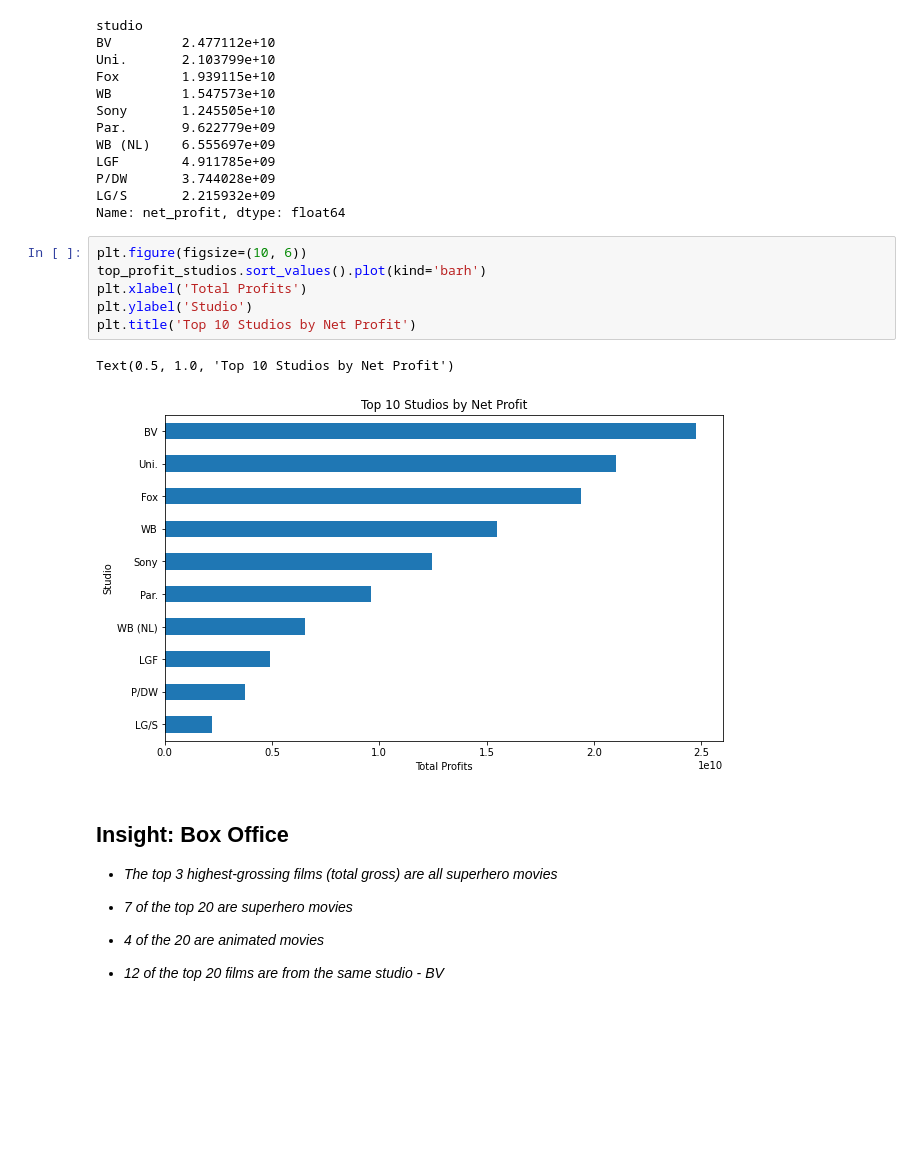
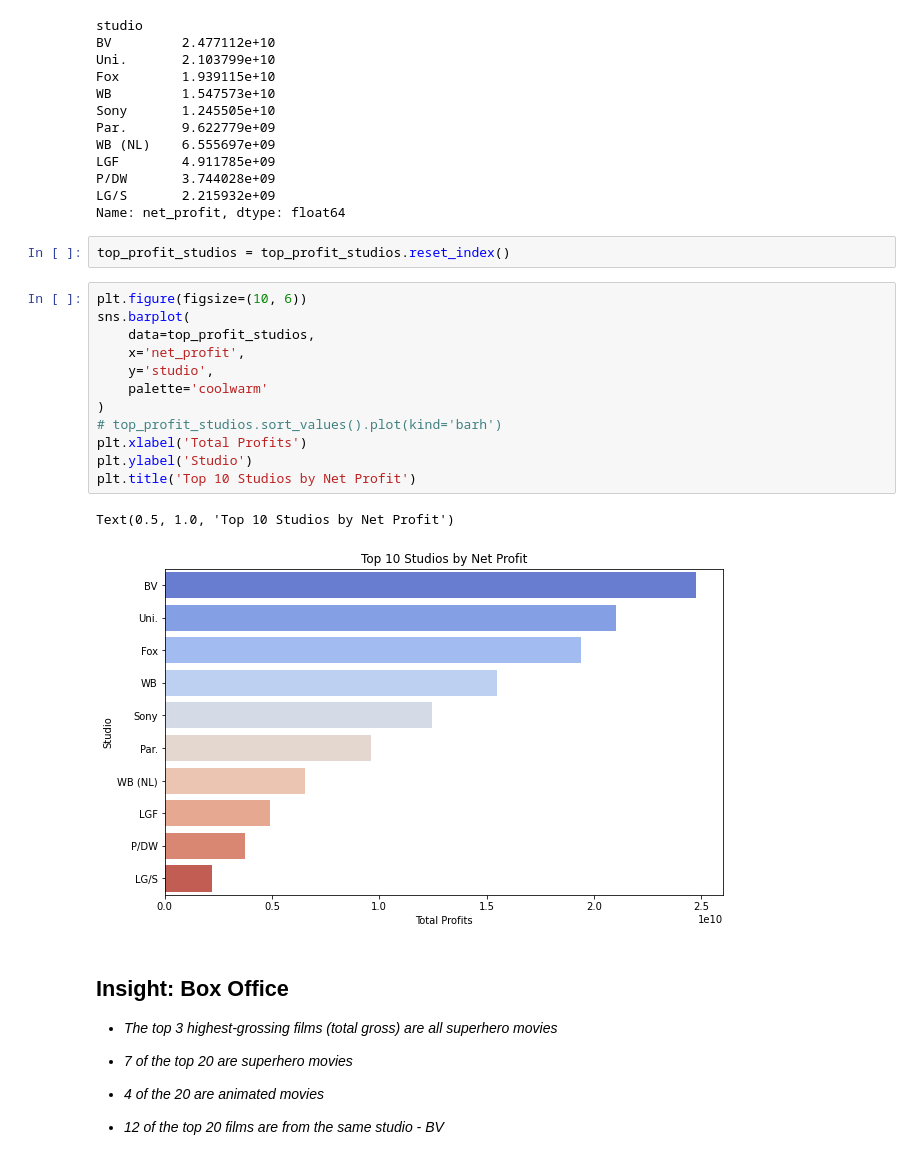
Before and after one commit to clivekinyanjui/DS-Phase_2-Group_3-Project, a Jupyter notebook: Notebook/index.ipynb, the cells around one changed output. Drawn from its saved outputs; the diff is of its cells as text; blank space fills up the shorter version.

```diff
--- a/Notebook/index.ipynb
+++ b/Notebook/index.ipynb
@@ -737,15 +745,23 @@ LGF        4.911785e+09
 P/DW       3.744028e+09
 LG/S       2.215932e+09
 Name: net_profit, dtype: float64
+# %%
+top_profit_studios = top_profit_studios.reset_index()
 # %%
 plt.figure(figsize=(10, 6))
-top_profit_studios.sort_values().plot(kind='barh')
+sns.barplot(
+    data=top_profit_studios,
+    x='net_profit',
+    y='studio',
+    palette='coolwarm'
+)
+# top_profit_studios.sort_values().plot(kind='barh')
 plt.xlabel('Total Profits')
 plt.ylabel('Studio')
 plt.title('Top 10 Studios by Net Profit')
 # %% [output]
 Text(0.5, 1.0, 'Top 10 Studios by Net Profit')
-[figure, old version]
+[figure, new version]
 # %% [markdown]
 ## Insight: Box Office
 
```
Also changed, not shown: parts of 6 cells of this notebook.
